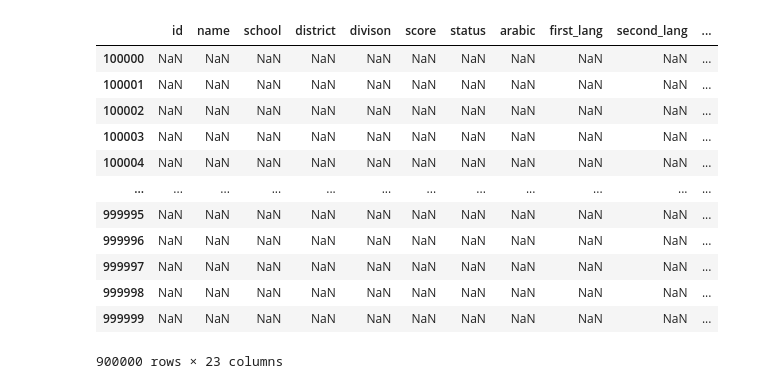
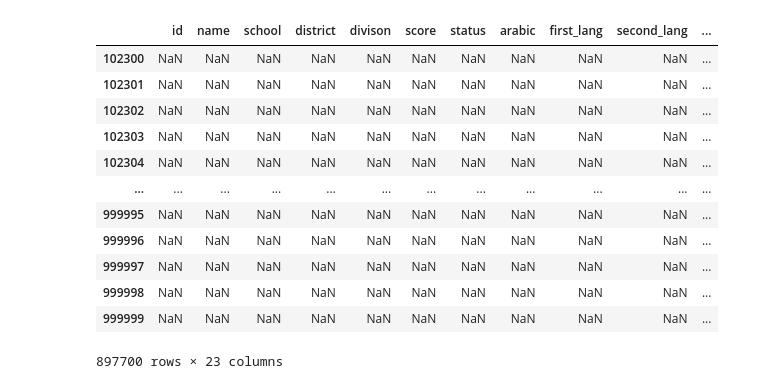
Before and after one commit to karimothman6/ThanweyaAmma, a Jupyter notebook: Thanwaya Amma.ipynb, the cells around one changed output. Drawn from its saved outputs; the diff is of its cells as text; code cells hidden in the pictures.

```diff
--- a/Thanwaya Amma.ipynb
+++ b/Thanwaya Amma.ipynb
@@ -6,36 +6,36 @@ import time
 import numpy as np
 # %%
 #Create a list for id of students
-id =range(100000,1000000,1)
+id =range(102300,1000000,1)
 
 #List for info for each student
 student_info=["id","name","school","district","divison","score","status"]
 
 #List of all subjects
 student_subjects=["arabic","first_lang","second_lang","math_1","history","geo",
                  "philo","psycho","chemistry","bio","geology","math_2","pyhsics"]
 
 student_secondary=["religion","national","stats"]
 
 #List of subject of each divison
 student_math=   ["arabic","first_lang","second_lang","chemistry","pyhsics","math_1","math_2"]
 student_science=["arabic","first_lang","second_lang","chemistry","pyhsics","bio","geology"]
 student_arts=   ["arabic","first_lang","second_lang","history","geo","philo","psycho"]
 
 #Create a DataFrame to save the output of web scraping
 students=pd.DataFrame(np.nan,index=id,columns=student_info+student_subjects+student_secondary)
 students
 # %% [output]
 |  | id | name | school | district | divison | score | status | arabic | first_lang | second_lang | ... |
-| 100000 | NaN | NaN | NaN | NaN | NaN | NaN | NaN | NaN | NaN | NaN | ... |
-| 100001 | NaN | NaN | NaN | NaN | NaN | NaN | NaN | NaN | NaN | NaN | ... |
-| 100002 | NaN | NaN | NaN | NaN | NaN | NaN | NaN | NaN | NaN | NaN | ... |
-| 100003 | NaN | NaN | NaN | NaN | NaN | NaN | NaN | NaN | NaN | NaN | ... |
-| 100004 | NaN | NaN | NaN | NaN | NaN | NaN | NaN | NaN | NaN | NaN | ... |
+| 102300 | NaN | NaN | NaN | NaN | NaN | NaN | NaN | NaN | NaN | NaN | ... |
+| 102301 | NaN | NaN | NaN | NaN | NaN | NaN | NaN | NaN | NaN | NaN | ... |
+| 102302 | NaN | NaN | NaN | NaN | NaN | NaN | NaN | NaN | NaN | NaN | ... |
+| 102303 | NaN | NaN | NaN | NaN | NaN | NaN | NaN | NaN | NaN | NaN | ... |
+| 102304 | NaN | NaN | NaN | NaN | NaN | NaN | NaN | NaN | NaN | NaN | ... |
 | ... | ... | ... | ... | ... | ... | ... | ... | ... | ... | ... | ... |
 | 999995 | NaN | NaN | NaN | NaN | NaN | NaN | NaN | NaN | NaN | NaN | ... |
 | 999996 | NaN | NaN | NaN | NaN | NaN | NaN | NaN | NaN | NaN | NaN | ... |
 | 999997 | NaN | NaN | NaN | NaN | NaN | NaN | NaN | NaN | NaN | NaN | ... |
 | 999998 | NaN | NaN | NaN | NaN | NaN | NaN | NaN | NaN | NaN | NaN | ... |
 | 999999 | NaN | NaN | NaN | NaN | NaN | NaN | NaN | NaN | NaN | NaN | ... |
-900000 rows × 23 columns
+897700 rows × 23 columns
```
Also changed, not shown: parts of 4 cells of this notebook.
